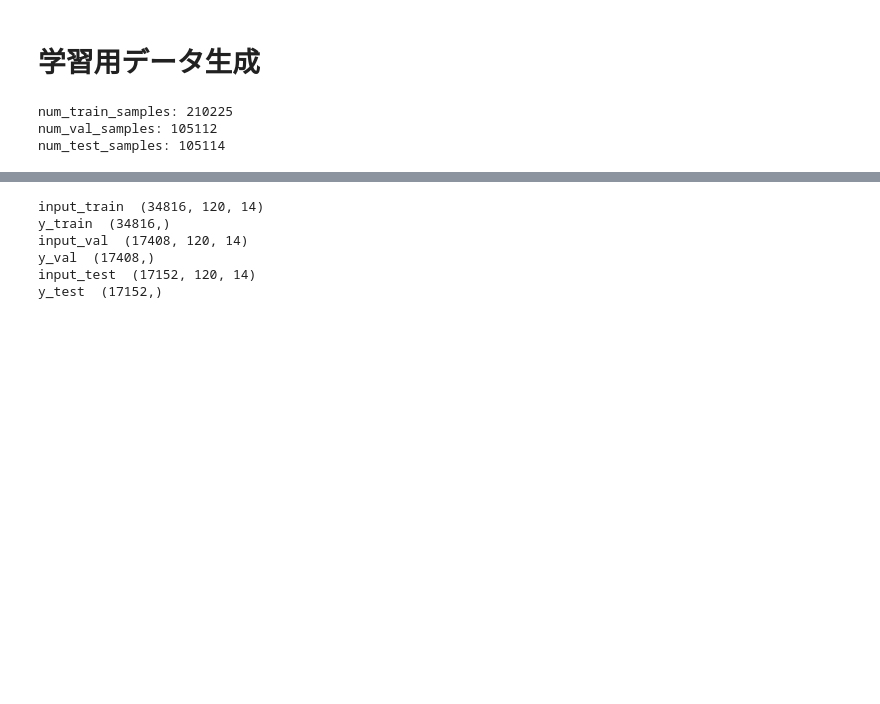
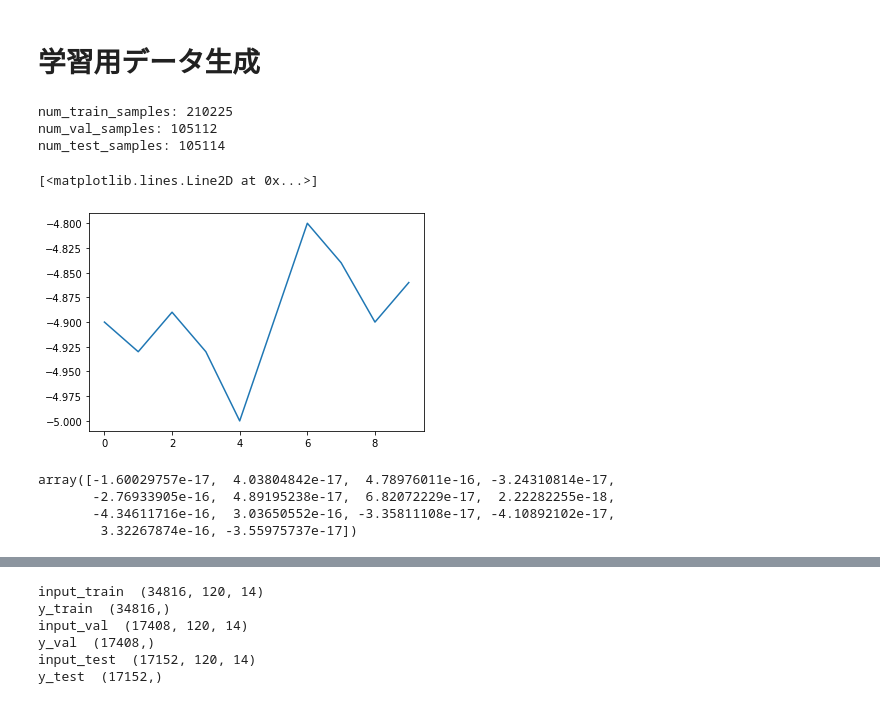
Before and after one commit to mlengineer19989/transformer_practice, a Jupyter notebook: transformer_time_series2.ipynb, the cells around one changed output, grey strips where cells are left out. Saved outputs shown, nothing was run; the diff lists cells and outputs as text; code cells hidden in the pictures; blank space fills up the shorter version.

```diff
--- a/transformer_time_series2.ipynb
+++ b/transformer_time_series2.ipynb
@@ -107,15 +127,36 @@ predata = gd.PreprocessData(raw_data, batch_size, window_width, pred_points, 6,
 # %% [markdown]
 # 学習用データ生成
 # %%
-from generate_data import textbook_method
+from generate_data import textbook_method, textbook_method_multistep
 
-sampling_rate = 6
+# sampling_rate = 6
+# sequence_length = 120
+# pred_points = 10
+# delay = sampling_rate * (sequence_length + 24 - 1)
+# batch_size = 256
+
+sampling_rate = 1
 sequence_length = 120
-delay = sampling_rate * (sequence_length + 24 - 1)
+pred_points = 10
+delay = sampling_rate * (sequence_length +  - 1)
 batch_size = 256
 
-train_dataset, val_dataset, test_dataset = textbook_method(raw_data, temperature, sampling_rate, sequence_length, delay, batch_size)
+#train_dataset, val_dataset, test_dataset = textbook_method(raw_data, temperature, sampling_rate, sequence_length, delay, batch_size)
+train_dataset, val_dataset, test_dataset, mean, std = textbook_method_multistep(raw_data, temperature, sampling_rate, sequence_length, delay, pred_points, batch_size)
 # %% [output]
 num_train_samples: 210225
 num_val_samples: 105112
 num_test_samples: 105114
+# %%
+plt.figure()
+plt.plot(temperature[delay:delay+10])
+# %% [output]
+[<matplotlib.lines.Line2D at 0x...>]
+[figure, added]
+# %%
+mean
+# %% [output]
+array([-1.60029757e-17,  4.03804842e-17,  4.78976011e-16, -3.24310814e-17,
+       -2.76933905e-16,  4.89195238e-17,  6.82072229e-17,  2.22282255e-18,
+       -4.34611716e-16,  3.03650552e-16, -3.35811108e-17, -4.10892102e-17,
+        3.32267874e-16, -3.55975737e-17])
```
Also changed, not shown: parts of 13 cells of this notebook.
